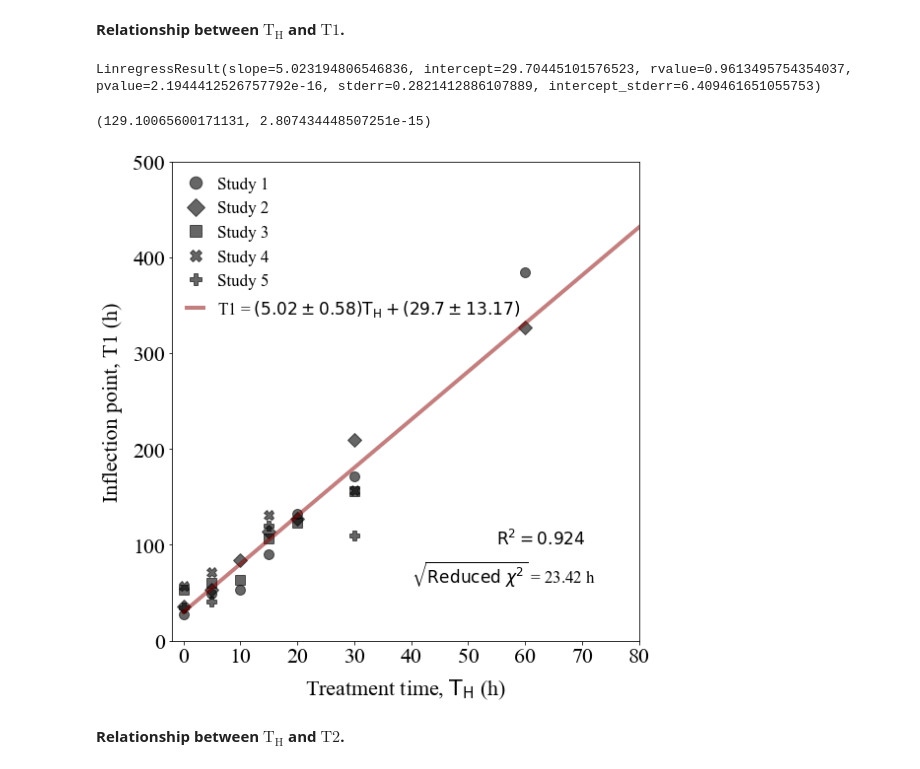
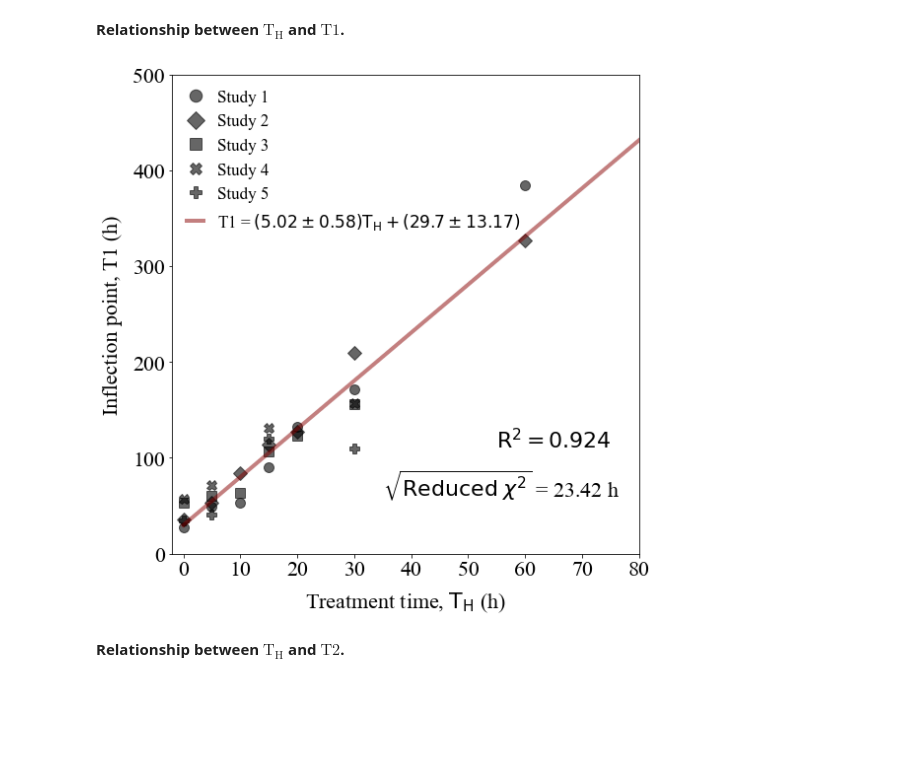
Before and after one commit to sarkar-s/ProVia, a Jupyter notebook: Plot_inflection_points.ipynb, the cells around one changed output. Drawn from its saved outputs; the diff is of its cells as text; code cells hidden in the pictures; blank space fills up the shorter version.

```diff
--- a/Plot_inflection_points.ipynb
+++ b/Plot_inflection_points.ipynb
@@ -52,10 +52,6 @@ res = functions.fit_data(inflection_points,'CT','T1')
 
 s_err = ts*res.stderr
 i_err = ts*res.intercept_stderr
-
-res
-# %% [output]
-LinregressResult(slope=5.023194806546836, intercept=29.70445101576523, rvalue=0.9613495754354037, pvalue=2.1944412526757792e-16, stderr=0.2821412886107889, intercept_stderr=6.409461651055753)
 # %%
 fitname = r'T1 = $(' + str(round(res.slope,2)) + '\pm ' + str(round(s_err,2)) + ')\mathrm{T_H} + '
 fitname += '(' + str(round(res.intercept,2)) + '\pm ' + str(round(i_err,2)) + ')$'
@@ -66,42 +62,37 @@ y = res.slope*x + res.intercept
 r_text = r'$\mathrm{R}^2 = ' + str(round(res.rvalue**2,3)) + '$'
 
 reduced_chi = functions.reduced_chi_square(inflection_points,'CT','T1',res.slope,res.intercept)
-pearson_chi = functions.pearson_chi_square(inflection_points,'CT','T1',res.slope,res.intercept)
 
 reduced_chi_text = r'$\sqrt{\mathrm{Reduced} \; \chi^2}$ = '+str(round(reduced_chi,2))+' h'
-
-print(pearson_chi)
-# %% [output]
-(129.10065600171131, 2.807434448507251e-15)
 # %%
 fig, axs = plt.subplots(figsize=(8,8))
 
 rcParams['font.family'] = 'sans-serif'
 rcParams['font.sans-serif'] = ['Times New Roman']
 
 marker_list = {'Study1':'o','Study2':'D','Study3':'s','Study4':'X','Study5':'P'}
 
 for s in studies:
     labelname = s.replace('Study','Study ')
     plt.plot(inflection_points[s]['CT'],inflection_points[s]['T1'],marker=marker_list[s],ms=10,color='black',alpha=0.6,linewidth=0,label=labelname)
 
 plt.plot(x,y,linewidth=4,color='#880000',alpha=0.5,label=fitname)
 
-plt.text(55,100,r_text,fontsize=17)
-plt.text(40,60,reduced_chi_text,fontsize=17)
+plt.text(55,110,r_text,fontsize=22)
+plt.text(35,60,reduced_chi_text,fontsize=22)
 
 plt.xticks(size=22)
 plt.yticks(size=22)
 plt.xlabel(r'Treatment time, $\mathrm{T_H}$ (h)',size=22,labelpad=10)
 plt.ylabel(r'Inflection point, T1 (h)',size=22,rotation=90,labelpad=10)
 plt.xlim(-2,80)
 plt.ylim(0,500)
 plt.legend(frameon=False,prop={'size': 17,'family':'Times New Roman'},markerscale=1.25,handlelength=1.0,loc='upper left')
 plt.tight_layout()
 
 plt.savefig('THT1.png',dpi=300)
 # %% [output]
-[figure, old version]
+[figure, new version]
 # %% [markdown]
 **Relationship between $\mathrm{T_H}$ and $\mathrm{T2}$.**
 # %%
```
Also changed, not shown: parts of 3 cells of this notebook, 52 other files.
